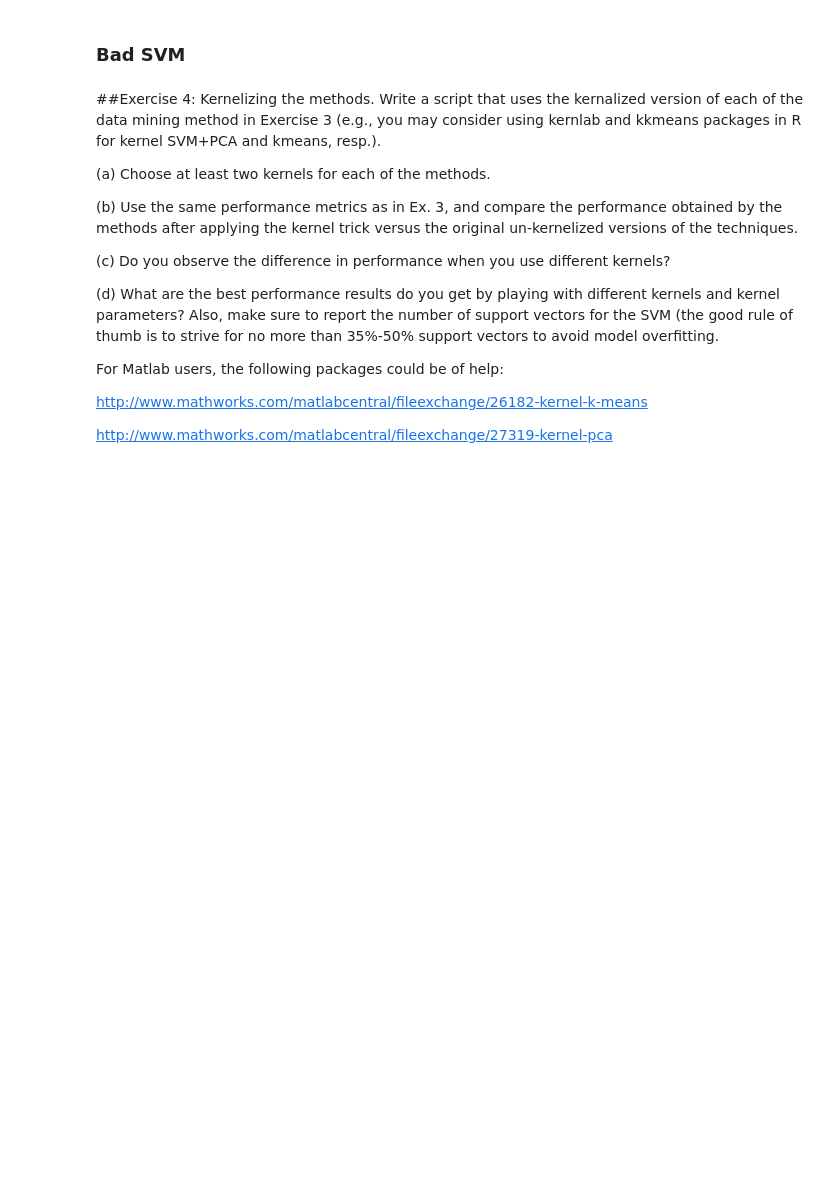
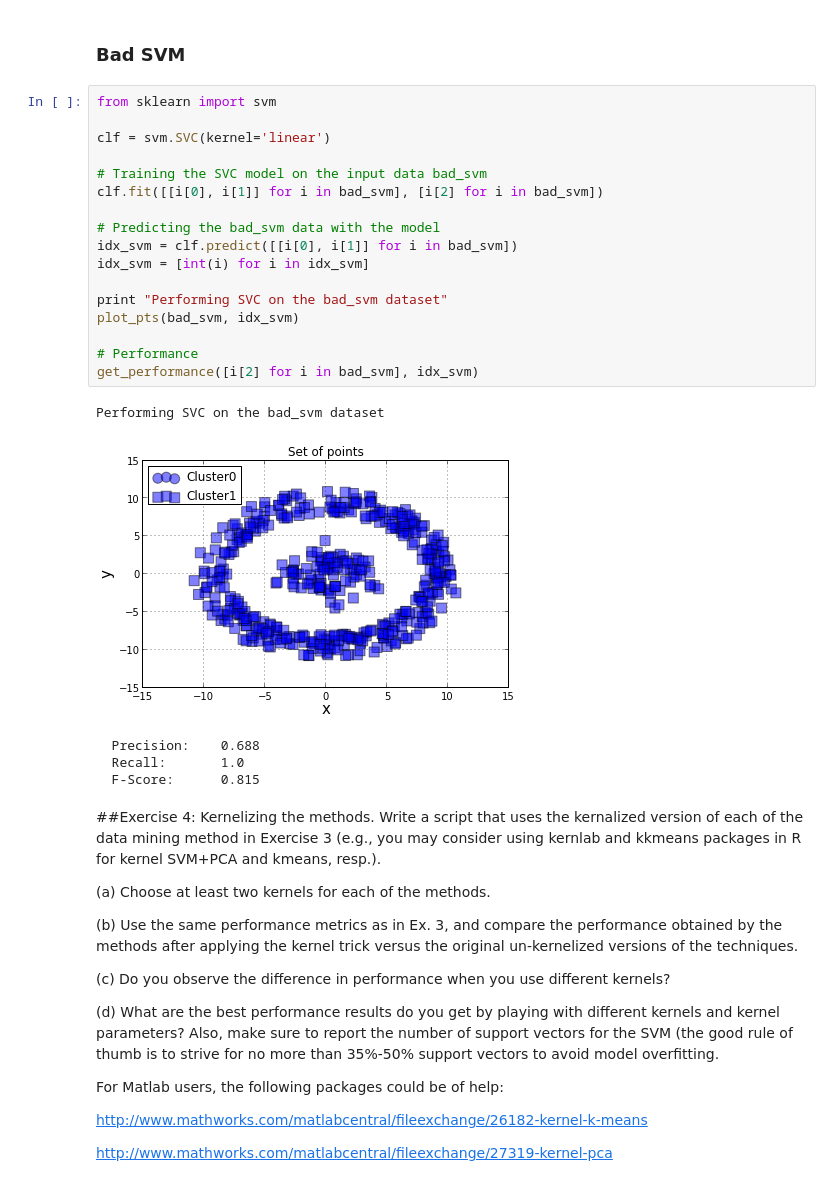
Before and after one commit to sagarjauhari/graph_mining, a Jupyter notebook: Graph Data Mining - L3.ipynb, the cells around one changed output. Saved outputs shown, nothing was run; the diff lists cells and outputs as text; blank space fills up the shorter version.

```diff
--- a/Graph Data Mining - L3.ipynb
+++ b/Graph Data Mining - L3.ipynb
@@ -175,6 +177,29 @@ get_performance([i[2] for i in bad_kmeans], idx)
 ### Bad PCA
 # %% [markdown]
 ### Bad SVM
+# %%
+from sklearn import svm
+
+clf = svm.SVC(kernel='linear')
+
+# Training the SVC model on the input data bad_svm
+clf.fit([[i[0], i[1]] for i in bad_svm], [i[2] for i in bad_svm])
+
+# Predicting the bad_svm data with the model
+idx_svm = clf.predict([[i[0], i[1]] for i in bad_svm])
+idx_svm = [int(i) for i in idx_svm]
+
+print "Performing SVC on the bad_svm dataset"
+plot_pts(bad_svm, idx_svm)
+
+# Performance
+get_performance([i[2] for i in bad_svm], idx_svm)
+# %% [output]
+Performing SVC on the bad_svm dataset
+[figure, added]
+  Precision:    0.688
+  Recall:       1.0
+  F-Score:      0.815
 # %% [markdown]
 ##Exercise 4: Kernelizing the methods.
 Write a script that uses the kernalized version of each of the data mining method in Exercise 3 (e.g., you may consider using kernlab and kkmeans packages in R for kernel SVM+PCA and kmeans, resp.).
```
Also changed, not shown: parts of 2 cells of this notebook.
